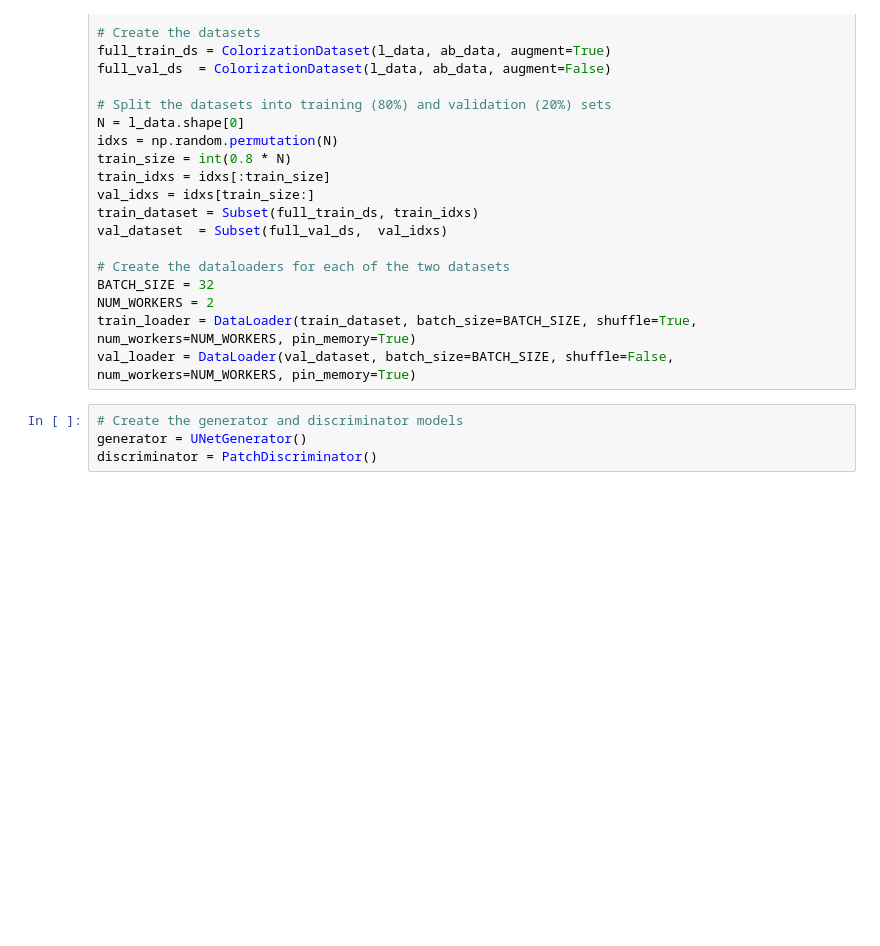
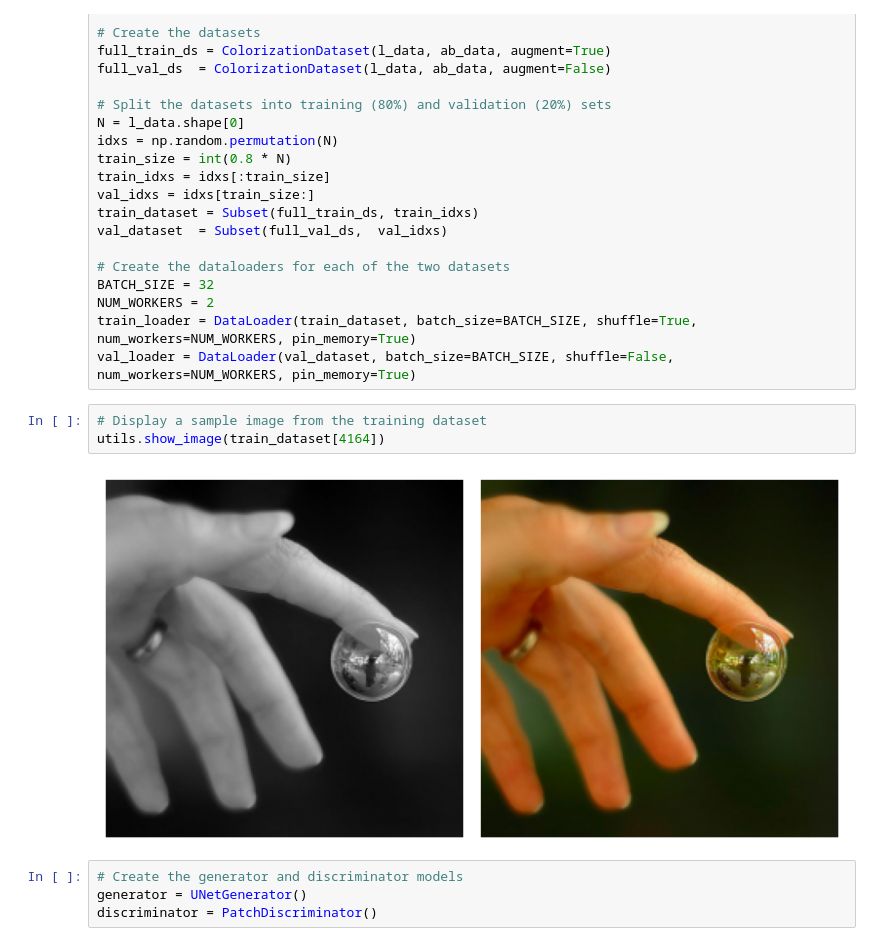
Before and after one commit to laura-anker/NN-FinalProject, a Jupyter notebook: main.ipynb, the cells around one changed output. Drawn from its saved outputs; the diff is of its cells as text; blank space fills up the shorter version.

```diff
--- a/main.ipynb
+++ b/main.ipynb
@@ -54,6 +54,11 @@ BATCH_SIZE = 32
 NUM_WORKERS = 2
 train_loader = DataLoader(train_dataset, batch_size=BATCH_SIZE, shuffle=True, num_workers=NUM_WORKERS, pin_memory=True)
 val_loader = DataLoader(val_dataset, batch_size=BATCH_SIZE, shuffle=False, num_workers=NUM_WORKERS, pin_memory=True)
+# %%
+# Display a sample image from the training dataset
+utils.show_image(train_dataset[4164])
+# %% [output]
+[figure, added]
 # %%
 # Create the generator and discriminator models
 generator = UNetGenerator()
```
Also changed, not shown: parts of 2 cells of this notebook, 4 other files.
